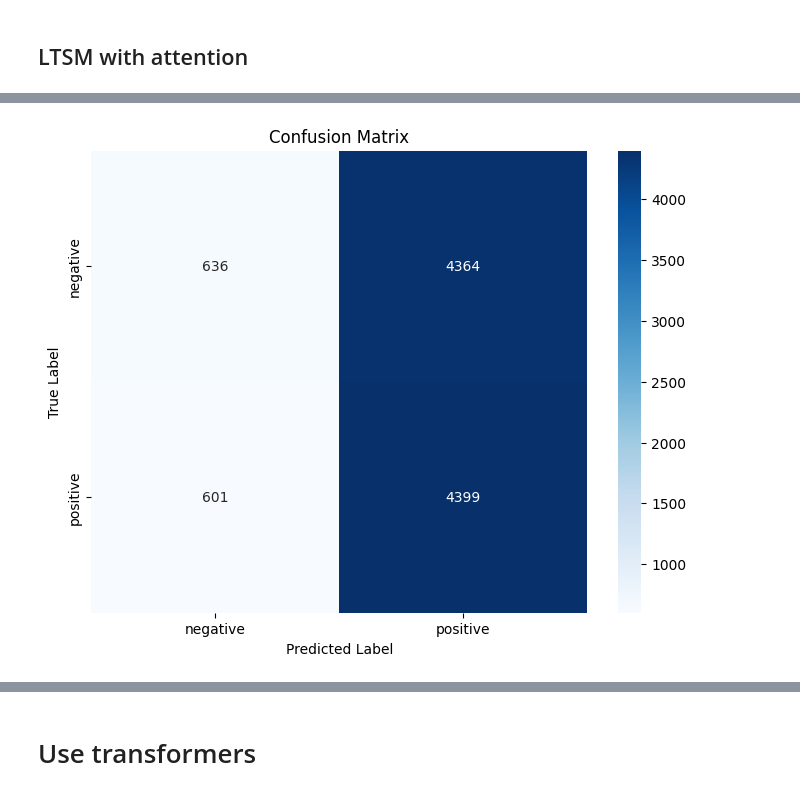
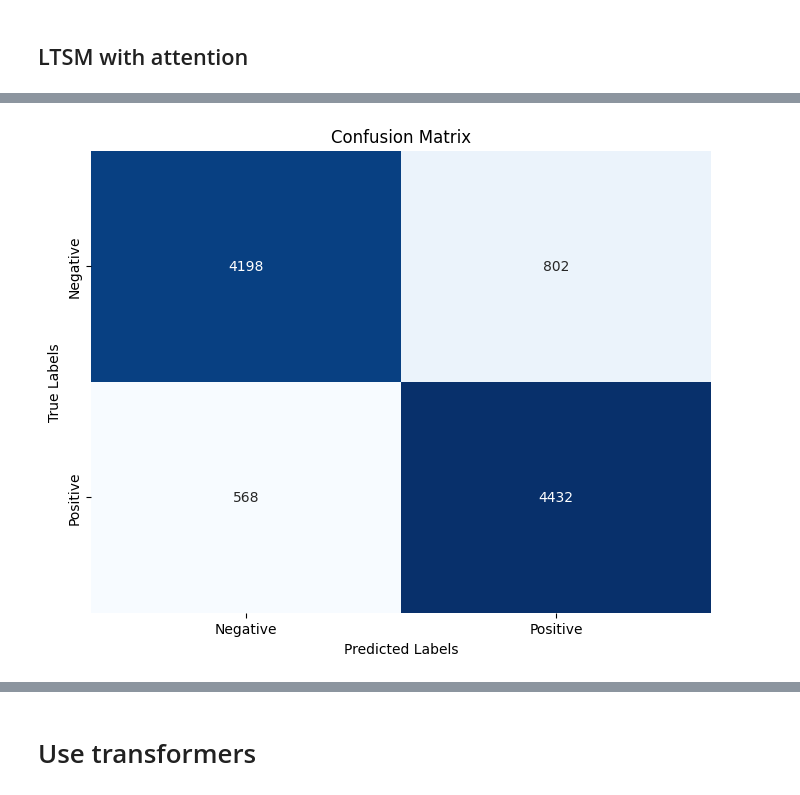
Before and after one commit to projet-md5-lebrun/classfier_nlp, a Jupyter notebook: classfier.ipynb, the cells around one changed output, grey strips where cells are left out. Saved outputs shown, nothing was run; the diff lists cells and outputs as text; code cells hidden in the pictures.

```diff
--- a/classfier.ipynb
+++ b/classfier.ipynb
@@ -3,7 +3,8 @@ import nltk
 import numpy as np
 import pandas as pd
 import re
-from nltk.corpus import stopwords
+from nltk.corpus import stopwords, wordnet
+from nltk.stem import WordNetLemmatizer
 from tensorflow.keras.preprocessing.text import Tokenizer
 
 from keras.preprocessing.sequence import pad_sequences
@@ -16,9 +17,14 @@ from tensorflow.keras.layers import Embedding, LSTM, Dense, Dropout
 # Download required NLTK data
 nltk.download('stopwords')
 nltk.download('punkt')
+nltk.download('wordnet')
+nltk.download('omw-1.4')
+
 df = pd.read_csv('data/IMDB Dataset.csv')
 # Set of English stop words
 stop_words = set(stopwords.words('english'))
+lemmatizer = WordNetLemmatizer()
+
 
 # Function to clean text data
 def clean_text(text):
@@ -26,7 +32,7 @@ def clean_text(text):
     text = re.sub(r"\'", " ", text)  # Remove apostrophes
     text = re.sub(r"[^\w\s]", " ", text)  # Remove punctuation
     text = ' '.join([word for word in text.split() if word not in stop_words])  # Remove stopwords
-    text = ' '.join([w for w in text.split() if len(w) > 2])  # Remove short words
+    text = ' '.join([lemmatizer.lemmatize(word) for word in text.split() if len(word) > 2])  # Lemmatize and remove short words
     text = re.sub(r"<.*?>", "", text)  # Remove HTML tags
     return text
 
@@ -464,26 +512,19 @@ Epoch 1/20
 # %%
+# Generate predictions
+import matplotlib.pyplot as plt
 from sklearn.metrics import confusion_matrix
 import seaborn as sns
-import matplotlib.pyplot as plt
+y_pred_prob = model_lstm_attention.predict(X_test)
+y_pred_classes = (y_pred_prob > 0.5).astype("int32")
+# Generate confusion matrix
+conf_matrix = confusion_matrix(y_test, y_pred_classes)
 
-# Make predictions on test data
-y_pred = model_lstm_attention.predict(X_test)
-y_pred_binary = (y_pred > 0.5).astype(int)  # Convert probabilities to binary predictions (0 or 1)
-
-# Convert predicted probabilities to class labels (0 or 1)
-# If your model outputs probabilities directly, you can skip this step
-# y_pred_classes = np.argmax(y_pred, axis=1)
-
-# Compute confusion matrix
-conf_matrix = confusion_matrix(y_test, y_pred_binary)
-
-# Visualize confusion matrix
+# Plot confusion matrix
 plt.figure(figsize=(8, 6))
-sns.heatmap(conf_matrix, annot=True, fmt='d', cmap='Blues',
-            xticklabels=label_encoder.classes_,
-            yticklabels=label_encoder.classes_)
-plt.xlabel('Predicted Label')
-plt.ylabel('True Label')
+sns.heatmap(conf_matrix, annot=True, fmt='d', cmap='Blues', cbar=False,
+            xticklabels=['Negative', 'Positive'], yticklabels=['Negative', 'Positive'])
+plt.xlabel('Predicted Labels')
+plt.ylabel('True Labels')
 plt.title('Confusion Matrix')
 plt.show()
 # %% [output]
@@ -491,3 +532,3 @@ plt.show()
-[figure, old version]
+[figure, new version]
 # %%
 from sklearn.metrics import accuracy_score, precision_score, recall_score, f1_score, roc_curve, auc
```
Also changed, not shown: parts of 8 cells of this notebook, 6 other files.
